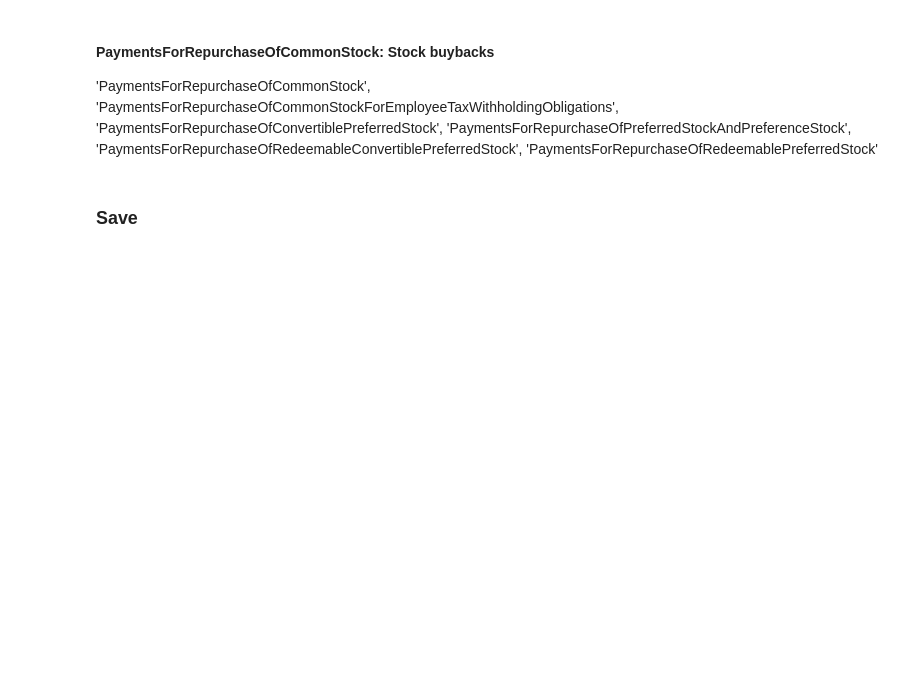
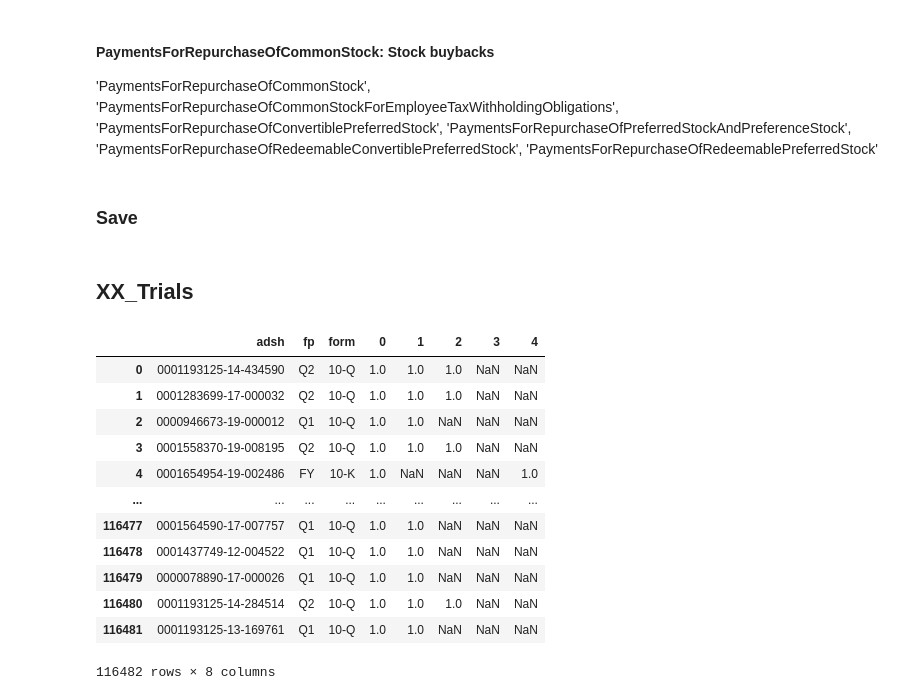
Before and after one commit to HansjoergW/bfh_mt_hs2020_sec_data, a Jupyter notebook: 04_02_Uniform_CF.ipynb, the cells around one changed output. Drawn from its saved outputs; the diff is of its cells as text; code cells hidden in the pictures; blank space fills up the shorter version.

```diff
--- a/04_02_Uniform_CF.ipynb
+++ b/04_02_Uniform_CF.ipynb
@@ -305,0 +311,2 @@ cf_pivot_pd_copy[["cik","ticker", "adsh","period","form", "qtrs","fp",
+# %% [markdown]
+## XX_Trials
@@ -305,0 +346,25 @@ cf_pivot_pd_copy[["cik","ticker", "adsh","period","form", "qtrs","fp",
+# %%
+piv_by_qtrs_pd = cf_pivot_value.select('adsh','fp','form','qtrs').groupby(['adsh','fp','form']).pivot('qtrs').count().toPandas()
+
+
+#pd_frame = df_all_selected.where("adsh == '0001564590-20-043606' and stmt == 'IS' and qtrs=='1'").toPandas()
+#pd_frame = df_all_selected.where("adsh == '0001628279-20-000210'").toPandas()
+#pd_frame = df_all_selected.where("adsh == '0001193125-20-213555'").toPandas()
+#print(pd_frame.sort_values(['report', 'line']))
+# %%
+pd.set_option('display.max_rows', 20)
+piv_by_qtrs_pd[['adsh','fp','form','0','1','2','3','4']]
+# %% [output]
+|  | adsh | fp | form | 0 | 1 | 2 | 3 | 4 |
+| 0 | 0001193125-14-434590 | Q2 | 10-Q | 1.0 | 1.0 | 1.0 | NaN | NaN |
+| 1 | 0001283699-17-000032 | Q2 | 10-Q | 1.0 | 1.0 | 1.0 | NaN | NaN |
+| 2 | 0000946673-19-000012 | Q1 | 10-Q | 1.0 | 1.0 | NaN | NaN | NaN |
+| 3 | 0001558370-19-008195 | Q2 | 10-Q | 1.0 | 1.0 | 1.0 | NaN | NaN |
+| 4 | 0001654954-19-002486 | FY | 10-K | 1.0 | NaN | NaN | NaN | 1.0 |
+| ... | ... | ... | ... | ... | ... | ... | ... | ... |
+| 116477 | 0001564590-17-007757 | Q1 | 10-Q | 1.0 | 1.0 | NaN | NaN | NaN |
+| 116478 | 0001437749-12-004522 | Q1 | 10-Q | 1.0 | 1.0 | NaN | NaN | NaN |
+| 116479 | 0000078890-17-000026 | Q1 | 10-Q | 1.0 | 1.0 | NaN | NaN | NaN |
+| 116480 | 0001193125-14-284514 | Q2 | 10-Q | 1.0 | 1.0 | 1.0 | NaN | NaN |
+| 116481 | 0001193125-13-169761 | Q1 | 10-Q | 1.0 | 1.0 | NaN | NaN | NaN |
+116482 rows × 8 columns
```
Also changed, not shown: parts of 13 cells of this notebook, 3 other files.
